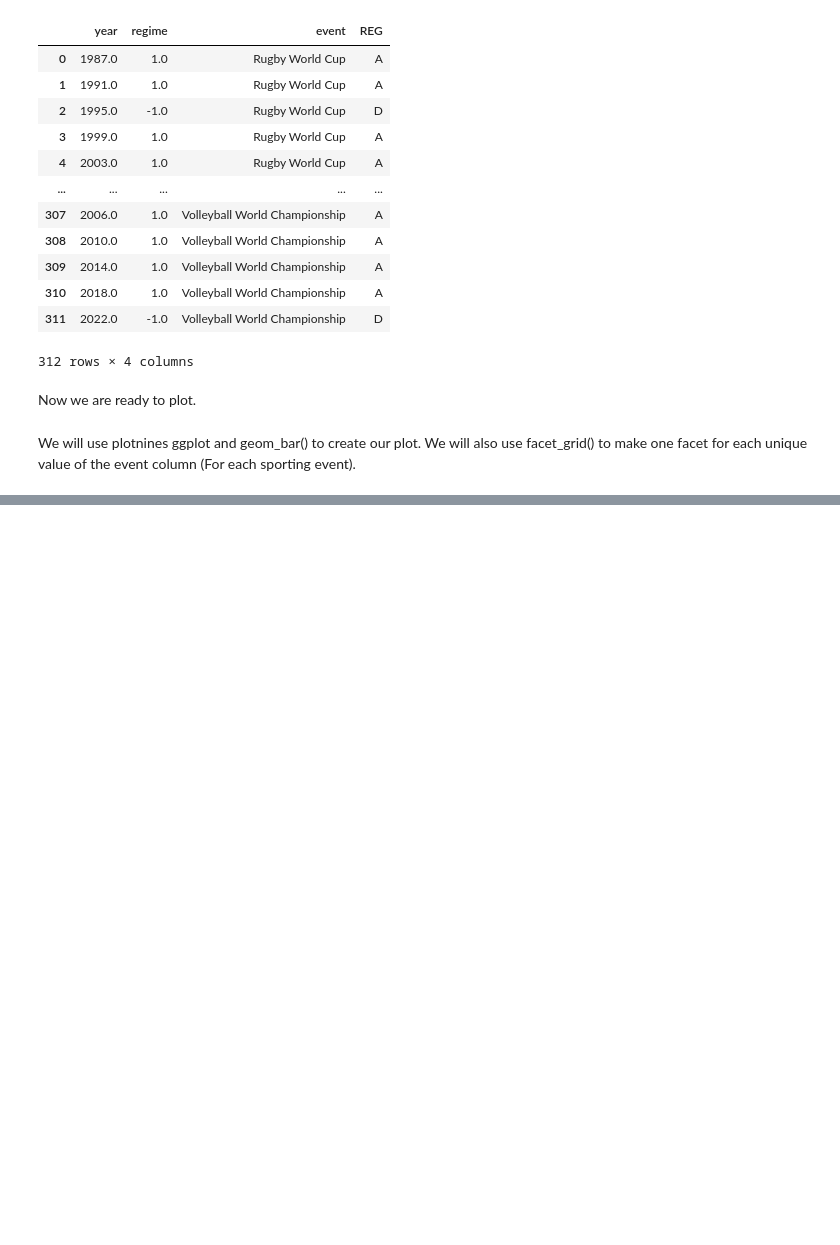
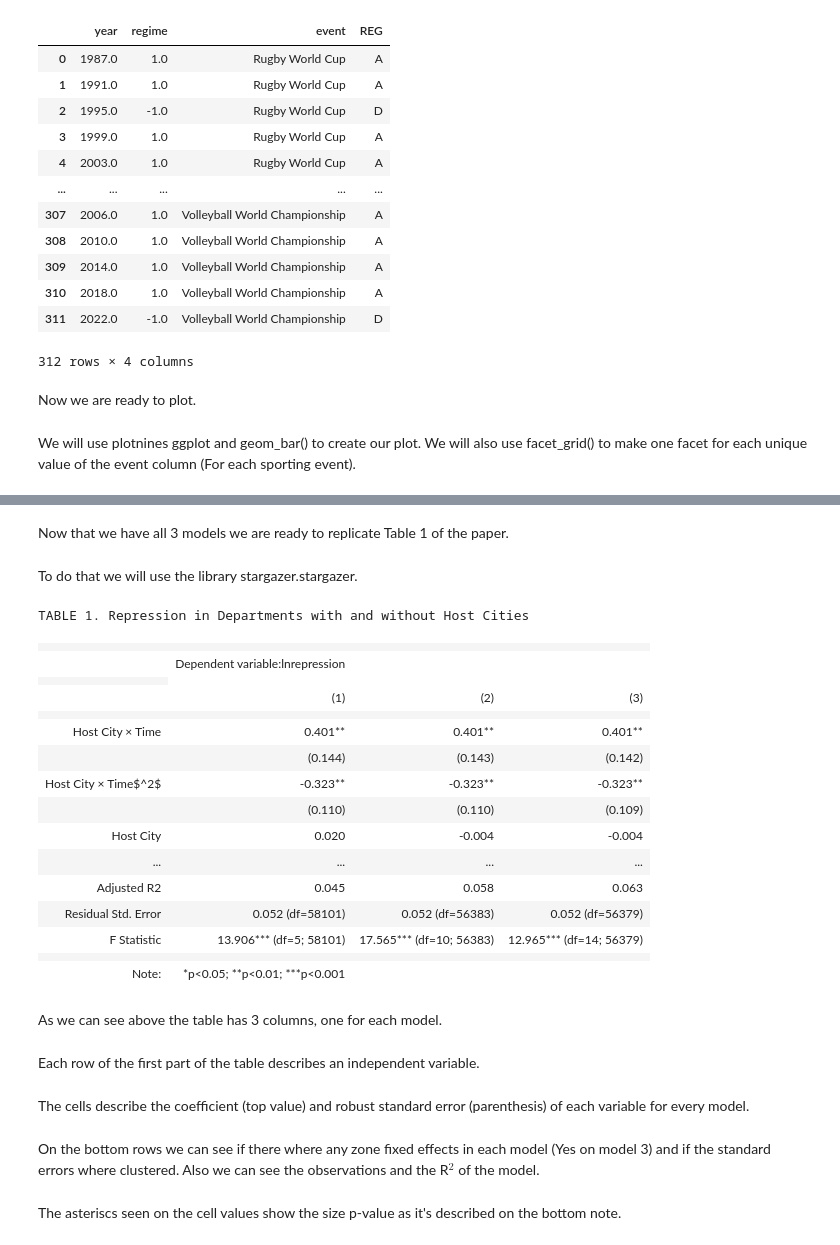
Before and after one commit to vdimopoulos/International_Sports_Repression_Analysis, a Jupyter notebook: assignment_2_clean.ipynb, the cells around one changed output, grey strips where cells are left out. Drawn from its saved outputs; the diff is of its cells as text; code cells hidden in the pictures; blank space fills up the shorter version.

```diff
--- a/assignment_2_clean.ipynb
+++ b/assignment_2_clean.ipynb
@@ -313,0 +350,6 @@ figureSI11_df['event'] = figureSI11_df['event'].astype('category')
+# %%
+import statsmodels.formula.api as smf
+independent_variables = 'hostcity*time + hostcity*time2 + hostcity + time + time2'
+repression_mod1 = smf.ols("lnrepression ~ " + independent_variables, data=main_df)
+repression_mod1 = repression_mod1.fit(cov_type='HC0')
+repression_mod1.summary()
@@ -313,0 +467,46 @@ figureSI11_df['event'] = figureSI11_df['event'].astype('category')
+# %% [markdown]
+Now that we have all 3 models we are ready to replicate Table 1 of the paper.
+# %% [markdown]
+To do that we will use the library stargazer.stargazer.
+# %%
+from stargazer.stargazer import Stargazer, LineLocation
+stargazer_tab = Stargazer([repression_mod1, repression_mod2,repression_mod3])
+stargazer_tab.title('TABLE 1. Repression in Departments with and without Host Cities')
+stargazer_tab.covariate_order(['hostcity:time','hostcity:time2','hostcity','time','time2','lnpop_1970','literacy_avg','vote_frejuli',
+                                'lnrebact1974','lnrepression70_77','Intercept'])
+stargazer_tab.rename_covariates({'Intercept': 'Constant', 'hostcity': 'Host City','hostcity:time':'Host City × Time',
+                                'hostcity:time2':'Host City × Time$^2$','literacy_avg':'Literacy Rate','lnpop_1970':'Population Size',
+                                'lnrebact1974':'Rebel Activity','lnrepression70_77':'Past Repression','time':'Time','time2':'Time$^2$',
+                                'vote_frejuli':'Peronist vote share'})
+stargazer_tab.add_line('Zone Fixed Effects', ['No', 'No','Yes'],LineLocation.FOOTER_TOP)
+stargazer_tab.add_line('Clustered Standard errors', ['No', 'No','No'],LineLocation.FOOTER_TOP)
+stargazer_tab.significance_levels([ 0.05, 0.01, 0.001])
+stargazer_tab
+# %% [output]
+TABLE 1. Repression in Departments with and without Host Cities
+|  |  |  |  |
+|  | Dependent variable:lnrepression |  |  |
+|  |
+|  | (1) | (2) | (3) |
+|  |  |  |  |
+| Host City × Time | 0.401** | 0.401** | 0.401** |
+|  | (0.144) | (0.143) | (0.142) |
+| Host City × Time$^2$ | -0.323** | -0.323** | -0.323** |
+|  | (0.110) | (0.110) | (0.109) |
+| Host City | 0.020 | -0.004 | -0.004 |
+| ... | ... | ... | ... |
+| Adjusted R2 | 0.045 | 0.058 | 0.063 |
+| Residual Std. Error | 0.052 (df=58101) | 0.052 (df=56383) | 0.052 (df=56379) |
+| F Statistic | 13.906*** (df=5; 58101) | 17.565*** (df=10; 56383) | 12.965*** (df=14; 56379) |
+|  |  |  |  |
+| Note: | *p<0.05; **p<0.01; ***p<0.001 |  |  |
+# %% [markdown]
+As we can see above the table has 3 columns, one for each model.
+# %% [markdown]
+Each row of the first part of the table describes an independent variable.
+# %% [markdown]
+The cells describe the coefficient (top value) and robust standard error (parenthesis) of each variable for every model.
+# %% [markdown]
+On the bottom rows we can see if there where any zone fixed effects in each model (Yes on model 3) and if the standard errors where clustered. Also we can see the observations and the R$^2$ of the model.
+# %% [markdown]
+The asteriscs seen on the cell values show the size p-value as it's described on the bottom note.
```
Also changed, not shown: parts of 28 cells of this notebook.
